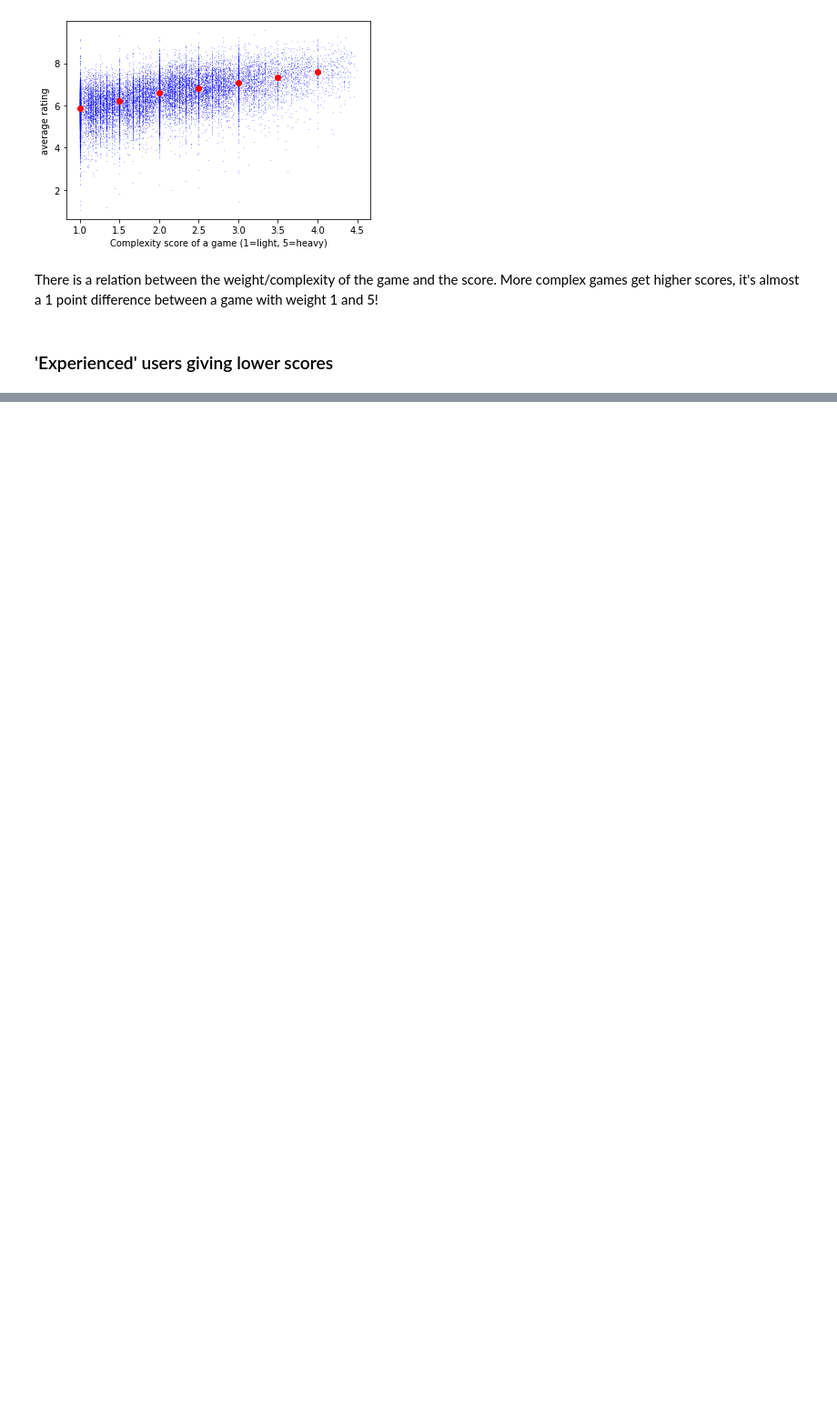
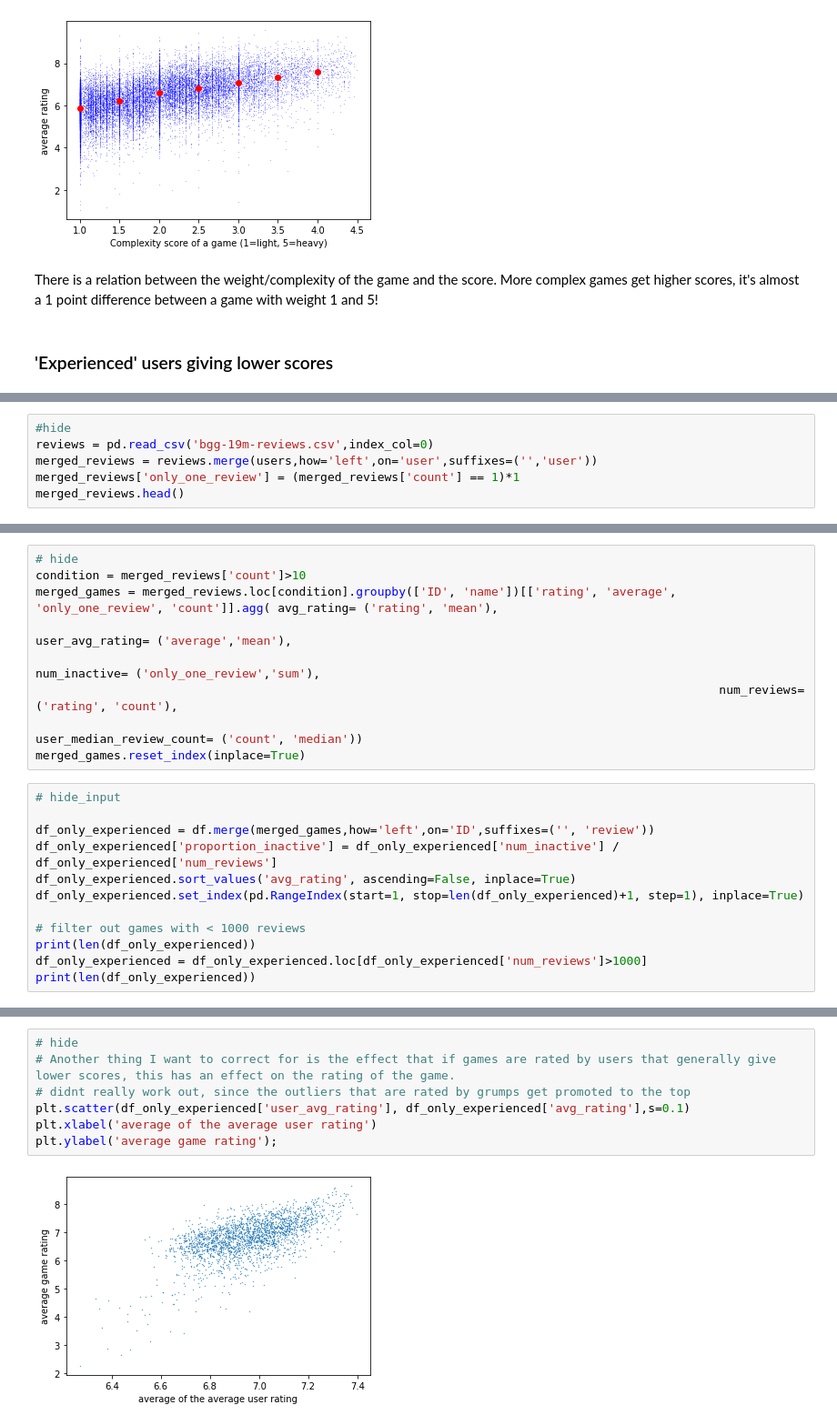
Before and after one commit to jvanelteren/boardgamegeek, a Jupyter notebook: 1Exploratory Data Analysis from housing.ipynb, the cells around one changed output, grey strips where cells are left out. Shown at 91% size. Saved outputs shown, nothing was run; the diff lists cells and outputs as text; blank space fills up the shorter version.

```diff
--- a/1Exploratory Data Analysis from housing.ipynb
+++ b/1Exploratory Data Analysis from housing.ipynb
@@ -585,0 +303,6 @@ dtype: int64
+# %%
+#hide
+reviews = pd.read_csv('bgg-19m-reviews.csv',index_col=0)
+merged_reviews = reviews.merge(users,how='left',on='user',suffixes=('','user'))
+merged_reviews['only_one_review'] = (merged_reviews['count'] == 1)*1
+merged_reviews.head()
@@ -585,0 +316,21 @@ dtype: int64
+# %%
+# hide
+condition = merged_reviews['count']>10
+merged_games = merged_reviews.loc[condition].groupby(['ID', 'name'])[['rating', 'average', 'only_one_review', 'count']].agg( avg_rating= ('rating', 'mean'),
+                                                                                                user_avg_rating= ('average','mean'),
+                                                                                                num_inactive= ('only_one_review','sum'),
+                                                                                                num_reviews=('rating', 'count'),
+                                                                                                user_median_review_count= ('count', 'median'))
+merged_games.reset_index(inplace=True)
+# %%
+# hide_input
+
+df_only_experienced = df.merge(merged_games,how='left',on='ID',suffixes=('', 'review'))
+df_only_experienced['proportion_inactive'] = df_only_experienced['num_inactive'] / df_only_experienced['num_reviews']
+df_only_experienced.sort_values('avg_rating', ascending=False, inplace=True)
+df_only_experienced.set_index(pd.RangeIndex(start=1, stop=len(df_only_experienced)+1, step=1), inplace=True)
+
+# filter out games with < 1000 reviews
+print(len(df_only_experienced))
+df_only_experienced = df_only_experienced.loc[df_only_experienced['num_reviews']>1000]
+print(len(df_only_experienced))
@@ -585,0 +358,9 @@ dtype: int64
+# %%
+# hide
+# Another thing I want to correct for is the effect that if games are rated by users that generally give lower scores, this has an effect on the rating of the game.
+# didnt really work out, since the outliers that are rated by grumps get promoted to the top
+plt.scatter(df_only_experienced['user_avg_rating'], df_only_experienced['avg_rating'],s=0.1)
+plt.xlabel('average of the average user rating')
+plt.ylabel('average game rating');
+# %% [output]
+[figure, added]
```
Also changed, not shown: parts of 80 cells of this notebook, 2 other files.
